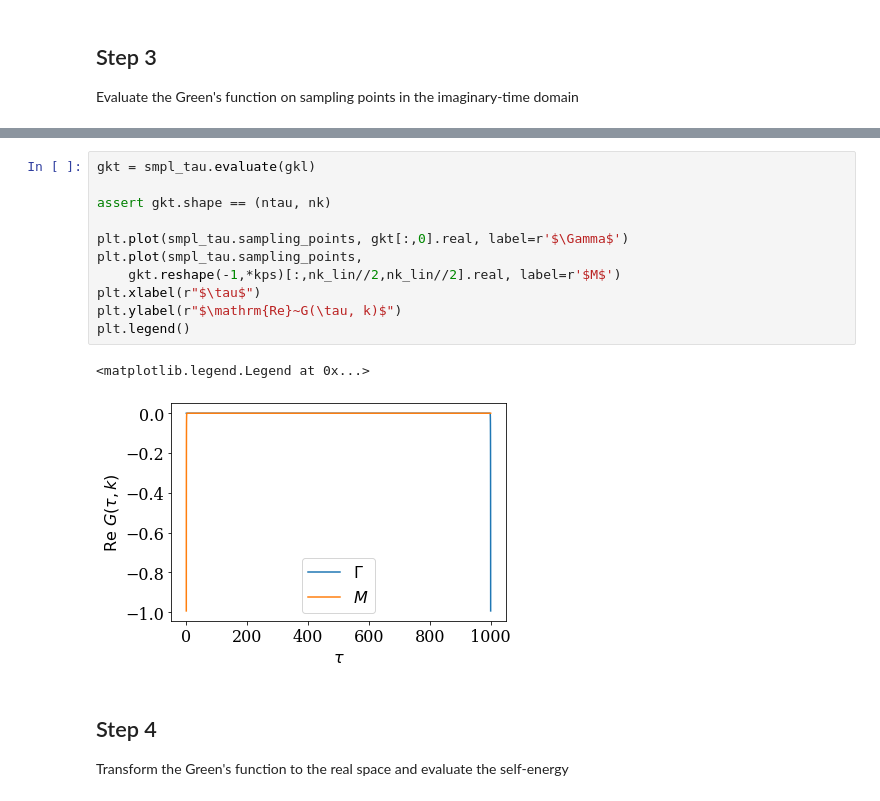
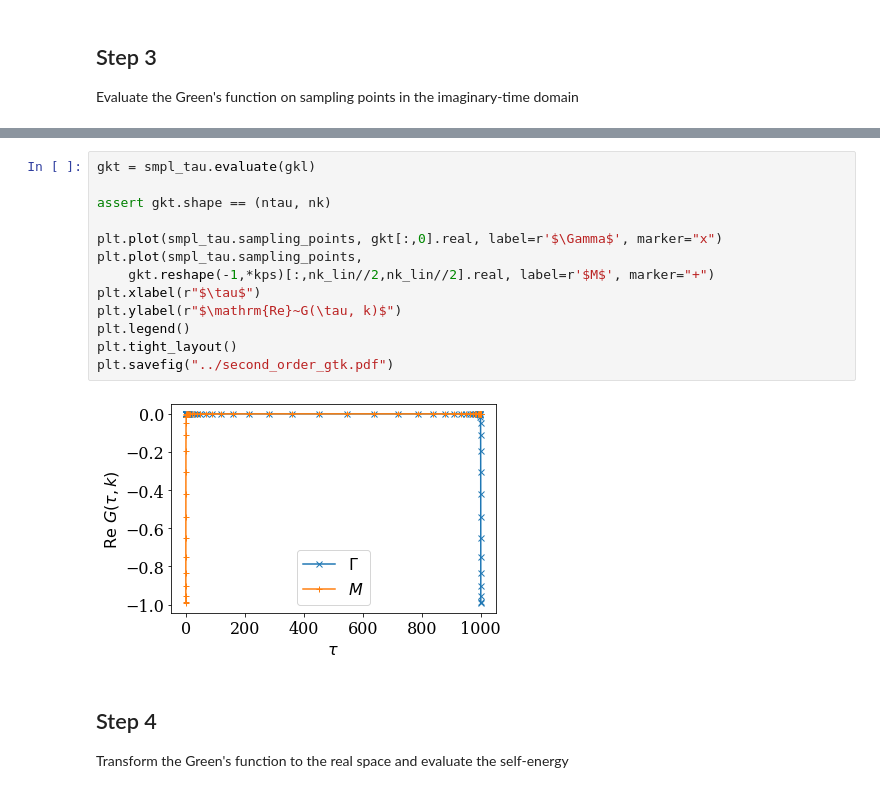
Before and after one commit to shinaoka/numerical_recipes_many_body_physics, a Jupyter notebook: python/section8.ipynb, the cells around one changed output, grey strips where cells are left out. Cells and saved outputs as stored; diff of their text form.

```diff
--- a/python/section8.ipynb
+++ b/python/section8.ipynb
@@ -88,17 +84,18 @@ Text(0, 0.5, '$|G(l, \\Gamma)|$')
 # %%
 gkt = smpl_tau.evaluate(gkl)
 
 assert gkt.shape == (ntau, nk)
 
-plt.plot(smpl_tau.sampling_points, gkt[:,0].real, label=r'$\Gamma$')
+plt.plot(smpl_tau.sampling_points, gkt[:,0].real, label=r'$\Gamma$', marker="x")
 plt.plot(smpl_tau.sampling_points,
-    gkt.reshape(-1,*kps)[:,nk_lin//2,nk_lin//2].real, label=r'$M$')
+    gkt.reshape(-1,*kps)[:,nk_lin//2,nk_lin//2].real, label=r'$M$', marker="+")
 plt.xlabel(r"$\tau$")
 plt.ylabel(r"$\mathrm{Re}~G(\tau, k)$")
 plt.legend()
+plt.tight_layout()
+plt.savefig("../second_order_gtk.pdf")
 # %% [output]
-<matplotlib.legend.Legend at 0x...>
-[figure, old version]
+[figure, new version]
 # %% [markdown]
 ## Step 4
 Transform the Green's function to the real space and evaluate the self-energy
```
Also changed, not shown: parts of 8 cells of this notebook, 10 other files.
